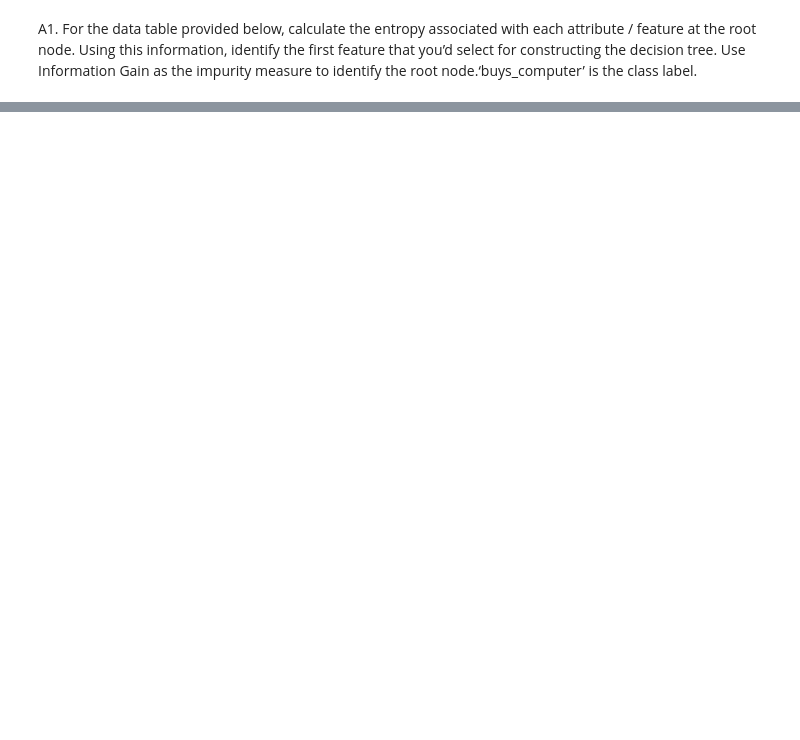
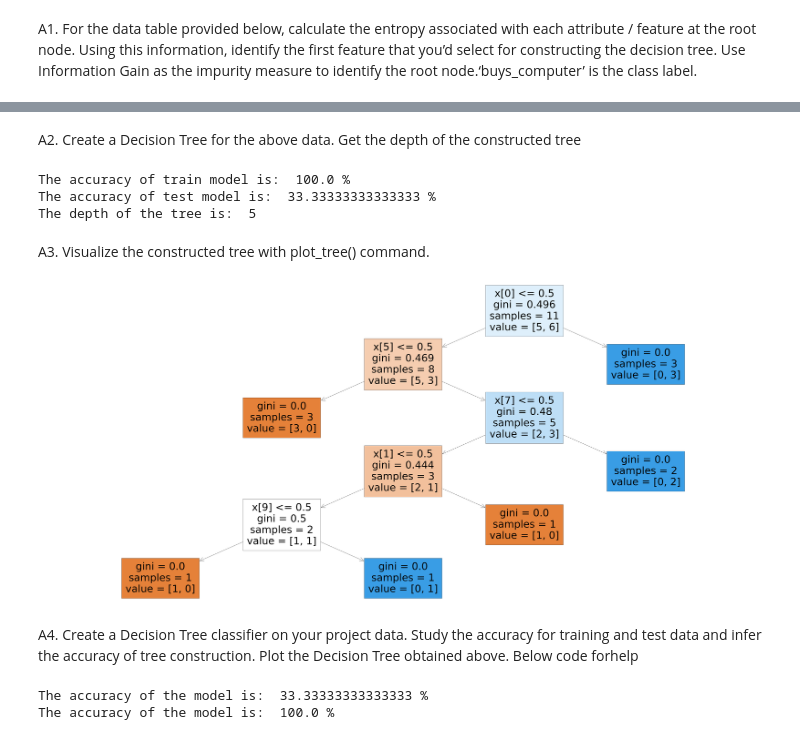
Before and after one commit to 21176/Machine-Learning, a Jupyter notebook: Lab-04.ipynb, the cells around one changed output, grey strips where cells are left out. Drawn from its saved outputs; the diff is of its cells as text; code cells hidden in the pictures; blank space fills up the shorter version.

```diff
--- a/Lab-04.ipynb
+++ b/Lab-04.ipynb
@@ -56,0 +17,4 @@ print(entropy)
+# %%
+data1 = pd.read_excel(r"C:\Amrita cse\5th Semester\Machine Learning\Lab\Lab 4\lab4_data.xlsx")
+df = pd.DataFrame(data1)
+df
@@ -56,0 +132,51 @@ print(entropy)
+# %% [markdown]
+A2. Create a Decision Tree for the above data. Get the depth of the constructed tree
+# %%
+#splitting the data into features and target variables
+#splitting the dataset into features is known as independent variables
+#target variables is known as variable or label
+#this is typically used to model training and model evaluation that helps in the predictions of the model
+X = df.drop('buys_compter',axis=1) #axis=1 is to access the columns of the dataset
+y = df['buys_compter']
+
+xEncoded = pd.get_dummies(X,columns=['age', 'income', 'student', 'credit_rating']) #pd.get_dummies is used to do one-hot encoding in python
+#here one-hot encoding is performed to convert the categorical values into binary values
+
+#splitting of code into train and set using train_test_split
+X_train,X_test,y_train,y_test = train_test_split(xEncoded,y,test_size=0.2)
+
+#creating and fitting the decsion tree classifier. Using the training values to make the decision tree
+model = DecisionTreeClassifier()
+model.fit(X_train,y_train)
+
+
+RequiredAccuracyTrain = model.score(X_train,y_train)
+print("The accuracy of train model is: ",RequiredAccuracyTrain * 100,"%" )
+
+RequiredAccuracyTest = model.score(X_test,y_test)
+print("The accuracy of test model is: ",RequiredAccuracyTest * 100,"%" )
+
+print("The depth of the tree is: ",model.get_depth())
+# %% [output]
+The accuracy of train model is:  100.0 %
+The accuracy of test model is:  33.33333333333333 %
+The depth of the tree is:  5
+# %% [markdown]
+A3. Visualize the constructed tree with plot_tree() command.
+# %%
+plt.figure(figsize=(90,40))
+plot_tree(model,filled=True)
+plt.show()
+# %% [output]
+[figure, added]
+# %% [markdown]
+A4. Create a Decision Tree classifier on your project data. Study the accuracy for training and test data and infer the accuracy of tree construction. Plot the Decision Tree obtained above. Below code forhelp
+# %%
+RequiredAccuracyTest = model.score(X_test,y_test)
+print("The accuracy of the model is: ",RequiredAccuracyTest * 100,"%" )
+
+RequiredAccuracyTrain = model.score(X_train,y_train)
+print("The accuracy of the model is: ",RequiredAccuracyTrain * 100,"%" )
+# %% [output]
+The accuracy of the model is:  33.33333333333333 %
+The accuracy of the model is:  100.0 %
```
Also changed, not shown: parts of 26 cells of this notebook.
